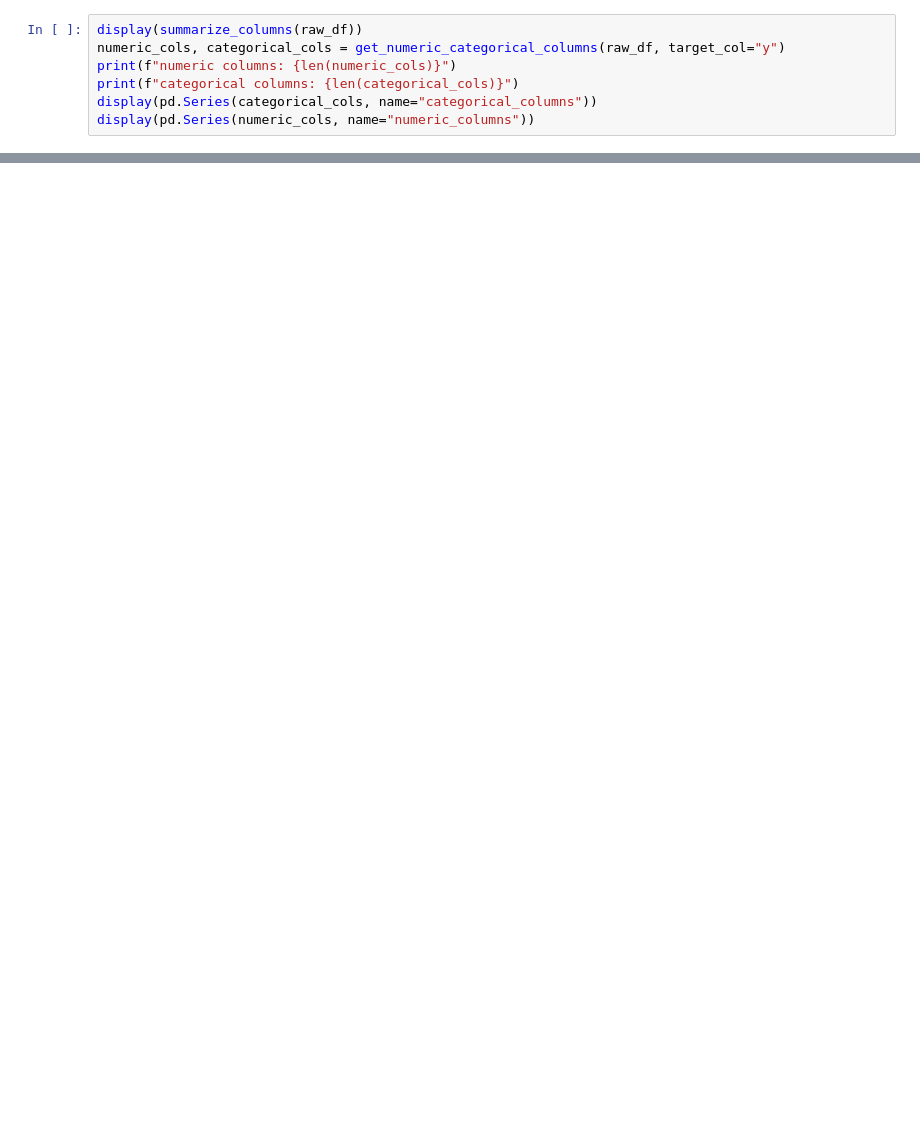
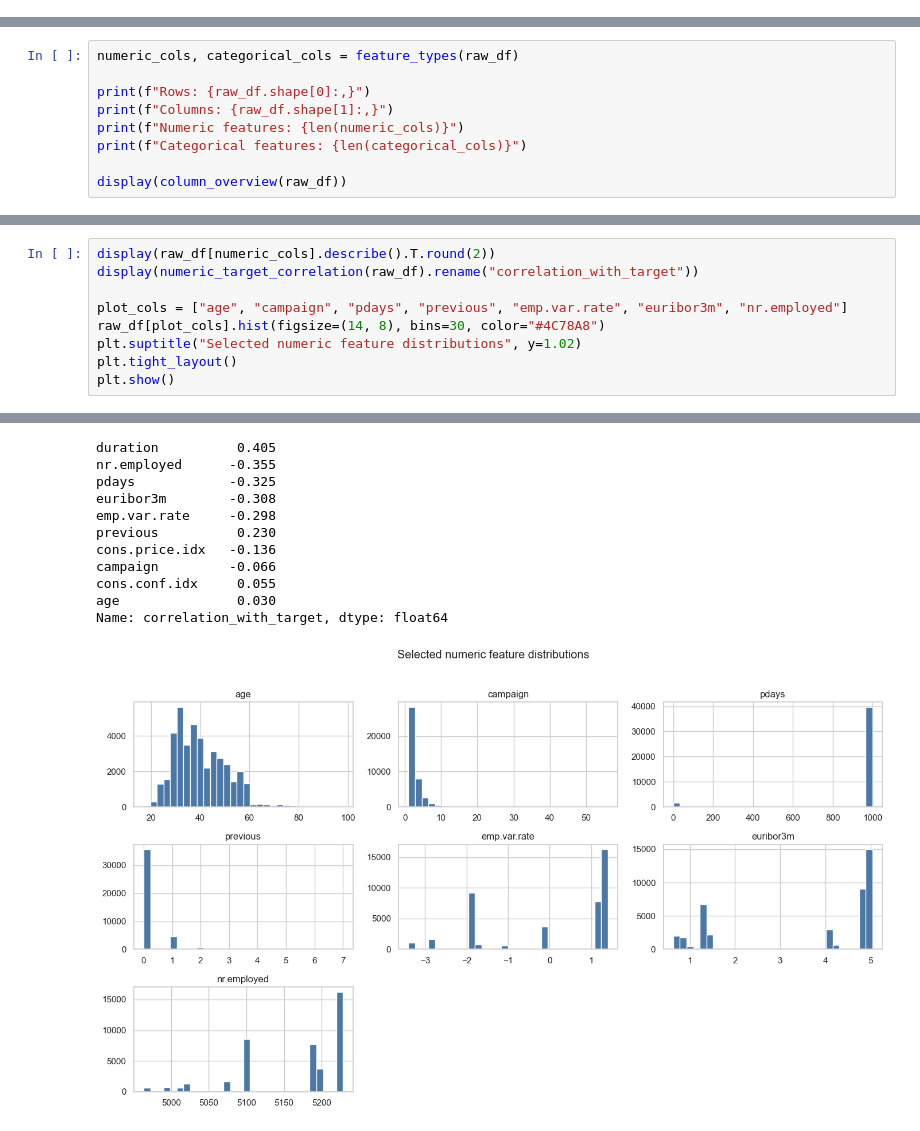
Before and after one commit to MohamadAliAlFakih/DriftWatch, a Jupyter notebook: notebooks/01_eda_training_mlflow.ipynb, the cells around one changed output, grey strips where cells are left out. Cells and saved outputs as stored; diff of their text form; blank space fills up the shorter version.

```diff
--- a/notebooks/01_eda_training_mlflow.ipynb
+++ b/notebooks/01_eda_training_mlflow.ipynb
@@ -51,7 +0,0 @@ The current `bank-full.csv` is imbalanced, includes `duration` leakage, and uses
-# %%
-display(summarize_columns(raw_df))
-numeric_cols, categorical_cols = get_numeric_categorical_columns(raw_df, target_col="y")
-print(f"numeric columns: {len(numeric_cols)}")
-print(f"categorical columns: {len(categorical_cols)}")
-display(pd.Series(categorical_cols, name="categorical_columns"))
-display(pd.Series(numeric_cols, name="numeric_columns"))
@@ -154,0 +176,9 @@ Promotion to Production should happen later through the platform promotion gate,
+# %%
+numeric_cols, categorical_cols = feature_types(raw_df)
+
+print(f"Rows: {raw_df.shape[0]:,}")
+print(f"Columns: {raw_df.shape[1]:,}")
+print(f"Numeric features: {len(numeric_cols)}")
+print(f"Categorical features: {len(categorical_cols)}")
+
+display(column_overview(raw_df))
@@ -154,0 +304,10 @@ Promotion to Production should happen later through the platform promotion gate,
+# %%
+display(raw_df[numeric_cols].describe().T.round(2))
+display(numeric_target_correlation(raw_df).rename("correlation_with_target"))
+
+plot_cols = ["age", "campaign", "pdays", "previous", "emp.var.rate", "euribor3m", "nr.employed"]
+raw_df[plot_cols].hist(figsize=(14, 8), bins=30, color="#4C78A8")
+plt.suptitle("Selected numeric feature distributions", y=1.02)
+plt.tight_layout()
+plt.show()
+# %% [output]
@@ -154,0 +325,12 @@ Promotion to Production should happen later through the platform promotion gate,
+duration          0.405
+nr.employed      -0.355
+pdays            -0.325
+euribor3m        -0.308
+emp.var.rate     -0.298
+previous          0.230
+cons.price.idx   -0.136
+campaign         -0.066
+cons.conf.idx     0.055
+age               0.030
+Name: correlation_with_target, dtype: float64
+[figure, added]
```
Also changed, not shown: parts of 58 cells of this notebook, 28 other files.
